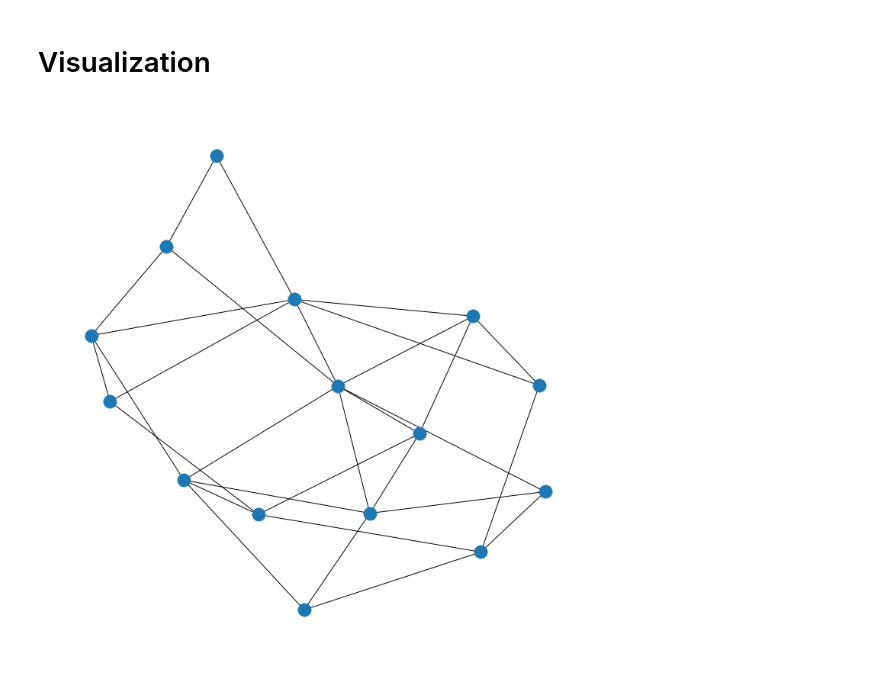
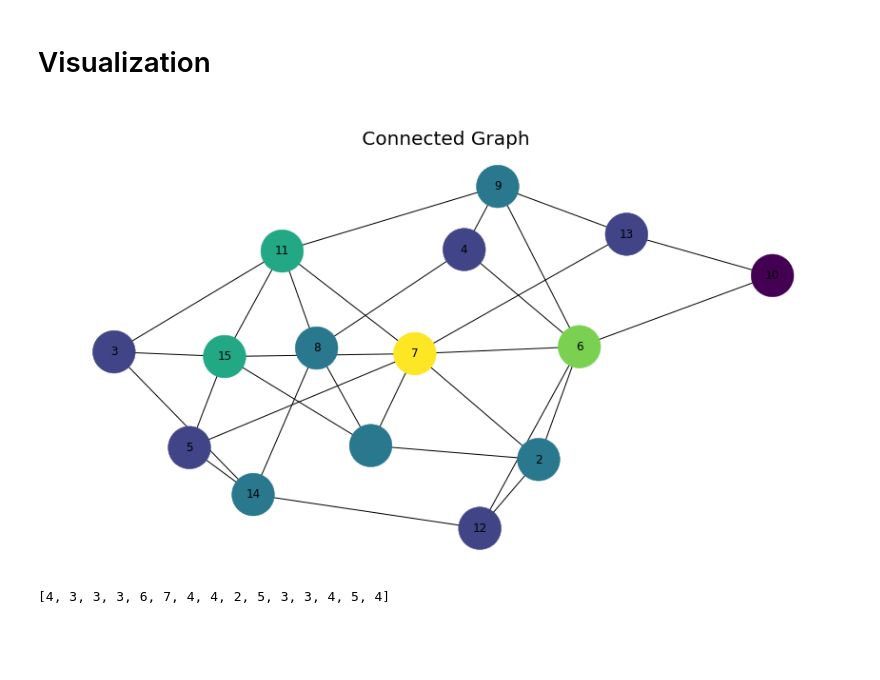
Before and after one commit to NwaObed/MA933, a Jupyter notebook: random_graphs.ipynb, the cells around one changed output. Drawn from its saved outputs; the diff is of its cells as text; code cells hidden in the pictures; blank space fills up the shorter version.

```diff
--- a/random_graphs.ipynb
+++ b/random_graphs.ipynb
@@ -91,9 +98,18 @@ CG.add_edges_from(ed) #add all edges from the loaded data
 # %% [markdown]
 # Visualization
-# %%
-plt.figure(figsize=(10,10))
-pos = nx.fruchterman_reingold_layout(CG)
-nx.draw(CG,pos)
-#plt.savefig('./data/CG.png')
-# %% [output]
-[figure, removed]
+# %%
+#Connected graph
+
+plt.figure(figsize=(15,8))
+pos = nx.fruchterman_reingold_layout(CG)
+plt.title('\n Connected Graph',fontsize=20)
+deg = nx.degree(CG)
+node_label =  {i : str(nodes[i]) for i in range(1,len(nodes))}
+nx.draw(CG,pos,node_size=2000,node_color=list(dict(deg).values()),labels=node_label)
+#plt.savefig('./data/CG.png')
+# %% [output]
+[figure, added]
+# %%
+list(dict(deg).values())
+# %% [output]
+[4, 3, 3, 3, 6, 7, 4, 4, 2, 5, 3, 3, 4, 5, 4]
```
Also changed, not shown: parts of 37 cells of this notebook, 3 other files.
